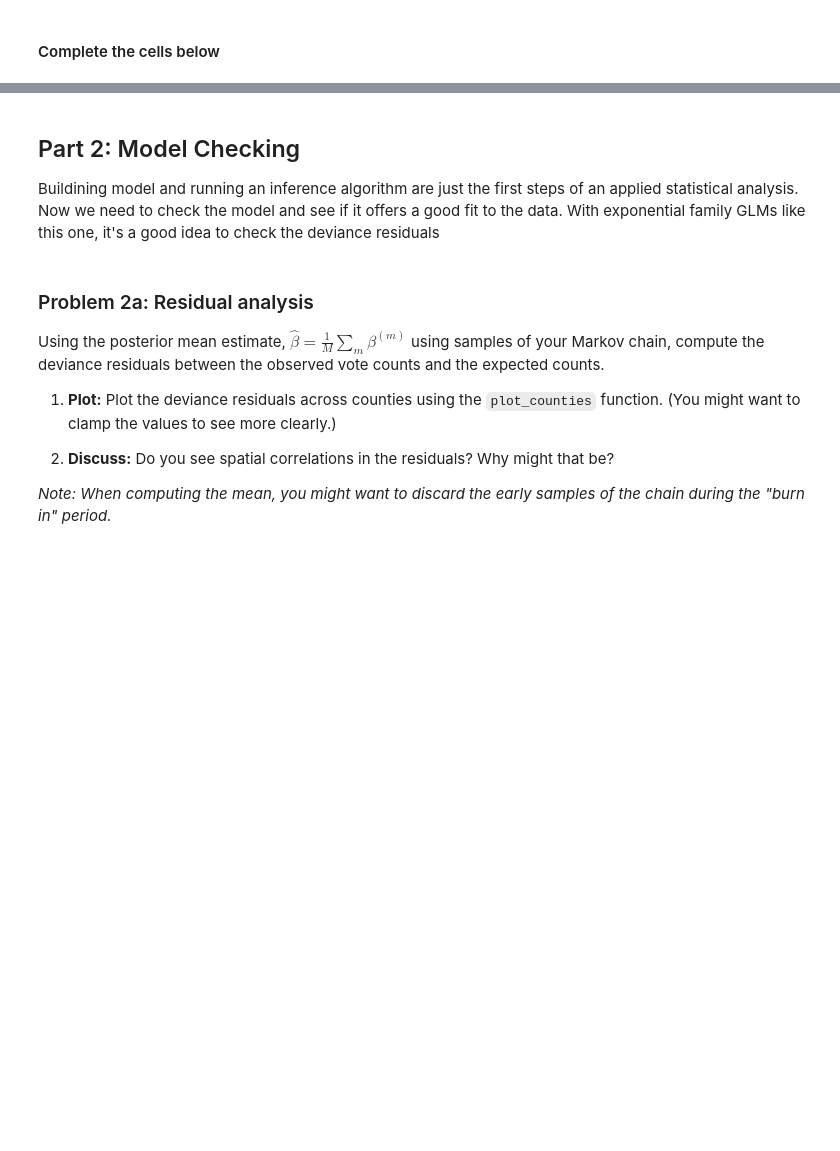
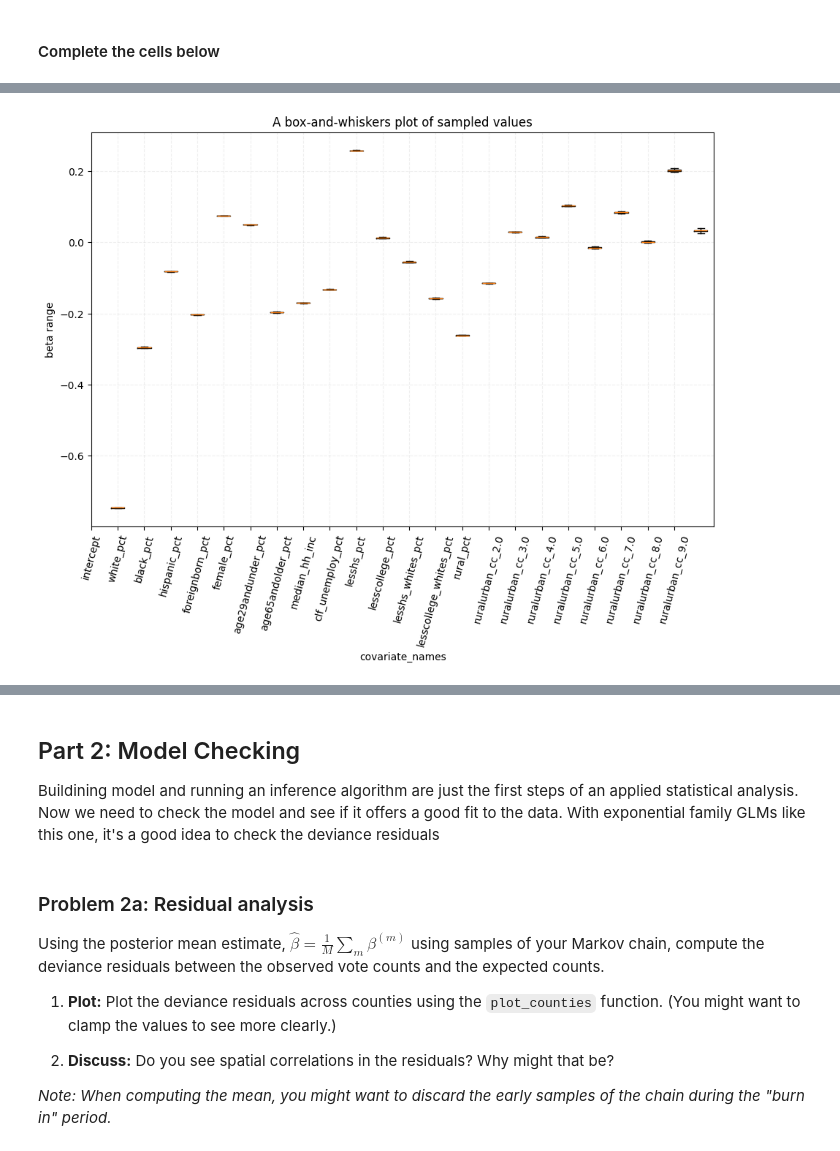
Before and after one commit to Zane-Liao/stats305b, a Jupyter notebook: hw2.ipynb, the cells around one changed output, grey strips where cells are left out. Drawn from its saved outputs; the diff is of its cells as text; code cells hidden in the pictures; blank space fills up the shorter version.

```diff
--- a/hw2.ipynb
+++ b/hw2.ipynb
@@ -702,3 +730,16 @@ glm_samples = glm.gibbs(y, N, X,
+# %%
+# Plot the distribution of samples as a boxplot
+# TODO
+plt.figure(figsize=(11, 7))
+plt.boxplot(glm_samples["betas"], showfliers=False, vert=True)
+plt.xlabel("covariate_names")
+plt.ylabel("beta range")
+plt.title("A box-and-whiskers plot of sampled values")
+plt.xticks(range(glm_samples["betas"].shape[1]), covariate_names, rotation=75)
+plt.grid(True, linestyle="--",alpha=0.2)
+plt.show()
+# %% [output]
+[figure, added]
 # %%
 # Plot the predicted probabilities of D votes across counties
 # TODO
```
Also changed, not shown: parts of 13 cells of this notebook.
